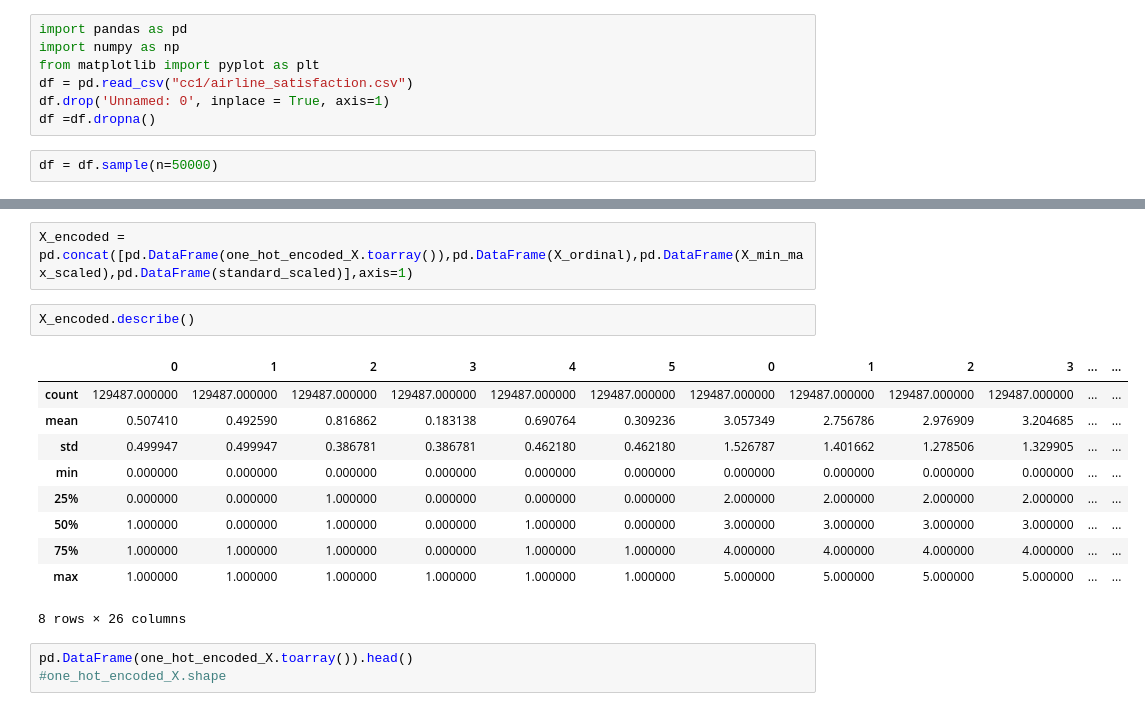
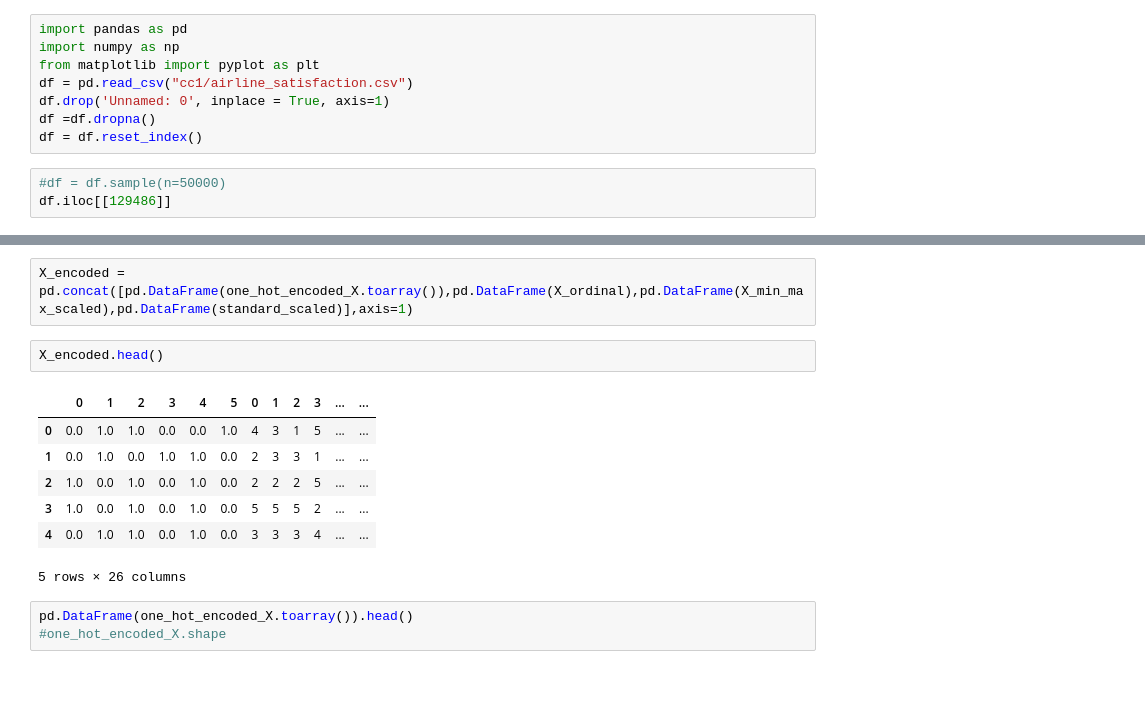
Before and after one commit to Vetrarr/ML_Airline_Passenger_Satisfaction, a Jupyter notebook: Airline Passenger Satisfaction/Preprocessing projet.ipynb, the cells around one changed output, grey strips where cells are left out. Cells and saved outputs as stored; diff of their text form; blank space fills up the shorter version.

```diff
--- a/Airline Passenger Satisfaction/Preprocessing projet.ipynb
+++ b/Airline Passenger Satisfaction/Preprocessing projet.ipynb
@@ -5,5 +5,7 @@ from matplotlib import pyplot as plt
 df = pd.read_csv("cc1/airline_satisfaction.csv")
 df.drop('Unnamed: 0', inplace = True, axis=1)
 df =df.dropna()
+df = df.reset_index()
 # %%
-df = df.sample(n=50000)
+#df = df.sample(n=50000)
+df.iloc[[129486]]
@@ -80,18 +114,15 @@ standard_scaled = standard_scaler.fit_transform(X=X_quantitative_n)
 # %%
 X_encoded = pd.concat([pd.DataFrame(one_hot_encoded_X.toarray()),pd.DataFrame(X_ordinal),pd.DataFrame(X_min_max_scaled),pd.DataFrame(standard_scaled)],axis=1)
 # %%
-X_encoded.describe()
+X_encoded.head()
 # %% [output]
 |  | 0 | 1 | 2 | 3 | 4 | 5 | 0 | 1 | 2 | 3 | ... | ... |
-| count | 129487.000000 | 129487.000000 | 129487.000000 | 129487.000000 | 129487.000000 | 129487.000000 | 129487.000000 | 129487.000000 | 129487.000000 | 129487.000000 | ... | ... |
-| mean | 0.507410 | 0.492590 | 0.816862 | 0.183138 | 0.690764 | 0.309236 | 3.057349 | 2.756786 | 2.976909 | 3.204685 | ... | ... |
-| std | 0.499947 | 0.499947 | 0.386781 | 0.386781 | 0.462180 | 0.462180 | 1.526787 | 1.401662 | 1.278506 | 1.329905 | ... | ... |
-| min | 0.000000 | 0.000000 | 0.000000 | 0.000000 | 0.000000 | 0.000000 | 0.000000 | 0.000000 | 0.000000 | 0.000000 | ... | ... |
-| 25% | 0.000000 | 0.000000 | 1.000000 | 0.000000 | 0.000000 | 0.000000 | 2.000000 | 2.000000 | 2.000000 | 2.000000 | ... | ... |
-| 50% | 1.000000 | 0.000000 | 1.000000 | 0.000000 | 1.000000 | 0.000000 | 3.000000 | 3.000000 | 3.000000 | 3.000000 | ... | ... |
-| 75% | 1.000000 | 1.000000 | 1.000000 | 0.000000 | 1.000000 | 1.000000 | 4.000000 | 4.000000 | 4.000000 | 4.000000 | ... | ... |
-| max | 1.000000 | 1.000000 | 1.000000 | 1.000000 | 1.000000 | 1.000000 | 5.000000 | 5.000000 | 5.000000 | 5.000000 | ... | ... |
+| 0 | 0.0 | 1.0 | 1.0 | 0.0 | 0.0 | 1.0 | 4 | 3 | 1 | 5 | ... | ... |
+| 1 | 0.0 | 1.0 | 0.0 | 1.0 | 1.0 | 0.0 | 2 | 3 | 3 | 1 | ... | ... |
+| 2 | 1.0 | 0.0 | 1.0 | 0.0 | 1.0 | 0.0 | 2 | 2 | 2 | 5 | ... | ... |
+| 3 | 1.0 | 0.0 | 1.0 | 0.0 | 1.0 | 0.0 | 5 | 5 | 5 | 2 | ... | ... |
+| 4 | 0.0 | 1.0 | 1.0 | 0.0 | 1.0 | 0.0 | 3 | 3 | 3 | 4 | ... | ... |
-8 rows × 26 columns
+5 rows × 26 columns
 # %%
 pd.DataFrame(one_hot_encoded_X.toarray()).head()
 #one_hot_encoded_X.shape
```
Also changed, not shown: parts of 17 cells of this notebook, 2 other files.
